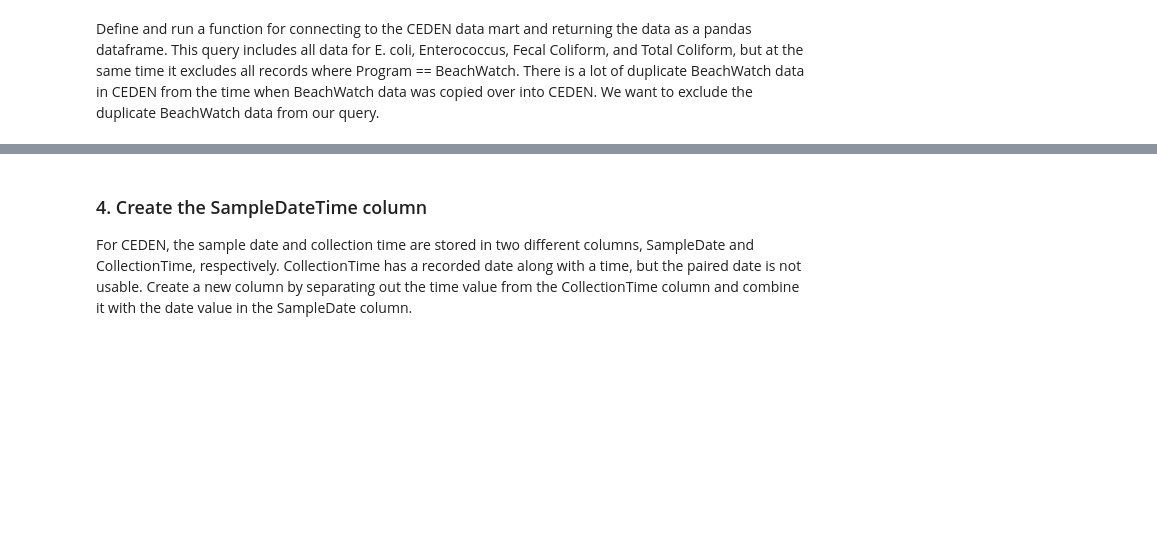
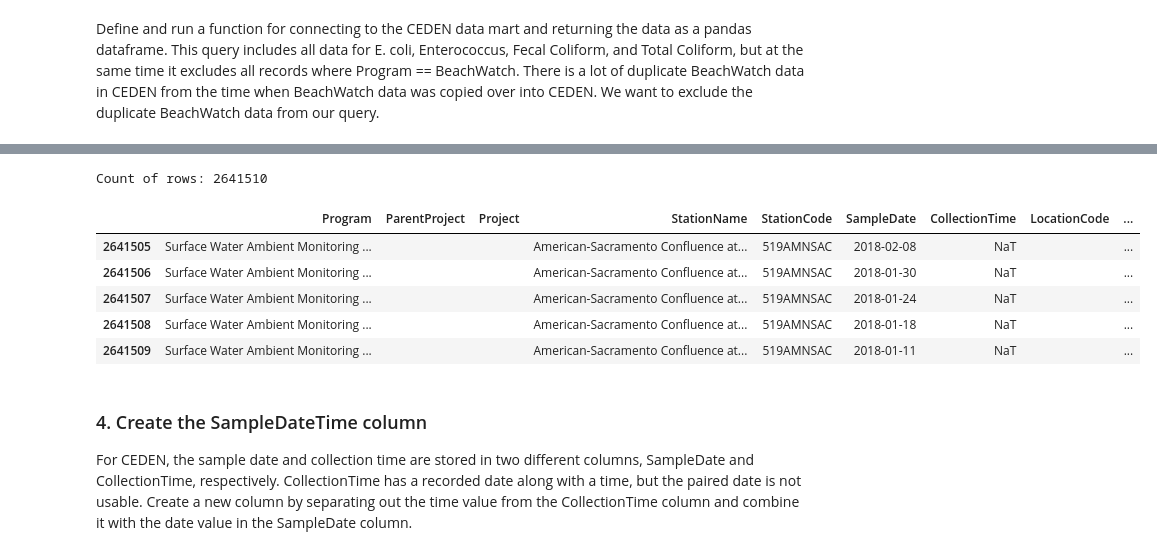
Before and after one commit to mmtang/safe-to-swim-v2-data, a Jupyter notebook: SafeToSwim-v2-data.ipynb, the cells around one changed output, grey strips where cells are left out. Cells and saved outputs as stored; diff of their text form; code cells hidden in the pictures; blank space fills up the shorter version.

```diff
--- a/SafeToSwim-v2-data.ipynb
+++ b/SafeToSwim-v2-data.ipynb
@@ -102,8 +176,20 @@ The BeachWatch and CEDEN datasets have similar data structures, allowing us to c
 # %%
-combined_df = pd.concat([bw_df, ceden_df],  ignore_index=True)
+combined_df = pd.concat([bw_df, ceden_df, cv_df],  ignore_index=True)
 print("Count of rows:", combined_df.shape[0])
 
-combined_df.head()
+# Fill NaN values in the Central Valley records with None
+#combined_df.loc[combined_df['DataSource'] == 'Central Valley Water Board'].fillna('', inplace=True)
+combined_df.fillna("", inplace=True)
+
+combined_df.tail()
+# %% [output]
+Count of rows: 2641510
+|  | Program | ParentProject | Project | StationName | StationCode | SampleDate | CollectionTime | LocationCode | ... |
+| 2641505 | Surface Water Ambient Monitoring ... |  |  | American-Sacramento Confluence at... | 519AMNSAC | 2018-02-08 | NaT |  | ... |
+| 2641506 | Surface Water Ambient Monitoring ... |  |  | American-Sacramento Confluence at... | 519AMNSAC | 2018-01-30 | NaT |  | ... |
+| 2641507 | Surface Water Ambient Monitoring ... |  |  | American-Sacramento Confluence at... | 519AMNSAC | 2018-01-24 | NaT |  | ... |
+| 2641508 | Surface Water Ambient Monitoring ... |  |  | American-Sacramento Confluence at... | 519AMNSAC | 2018-01-18 | NaT |  | ... |
+| 2641509 | Surface Water Ambient Monitoring ... |  |  | American-Sacramento Confluence at... | 519AMNSAC | 2018-01-11 | NaT |  | ... |
 # %% [markdown]
 ### 4. Create the SampleDateTime column
 For CEDEN, the sample date and collection time are stored in two different columns, SampleDate and CollectionTime, respectively. CollectionTime has a recorded date along with a time, but the paired date is not usable. Create a new column by separating out the time value from the CollectionTime column and combine it with the date value in the SampleDate column.
```
Also changed, not shown: parts of 36 cells of this notebook, 1 other file.
